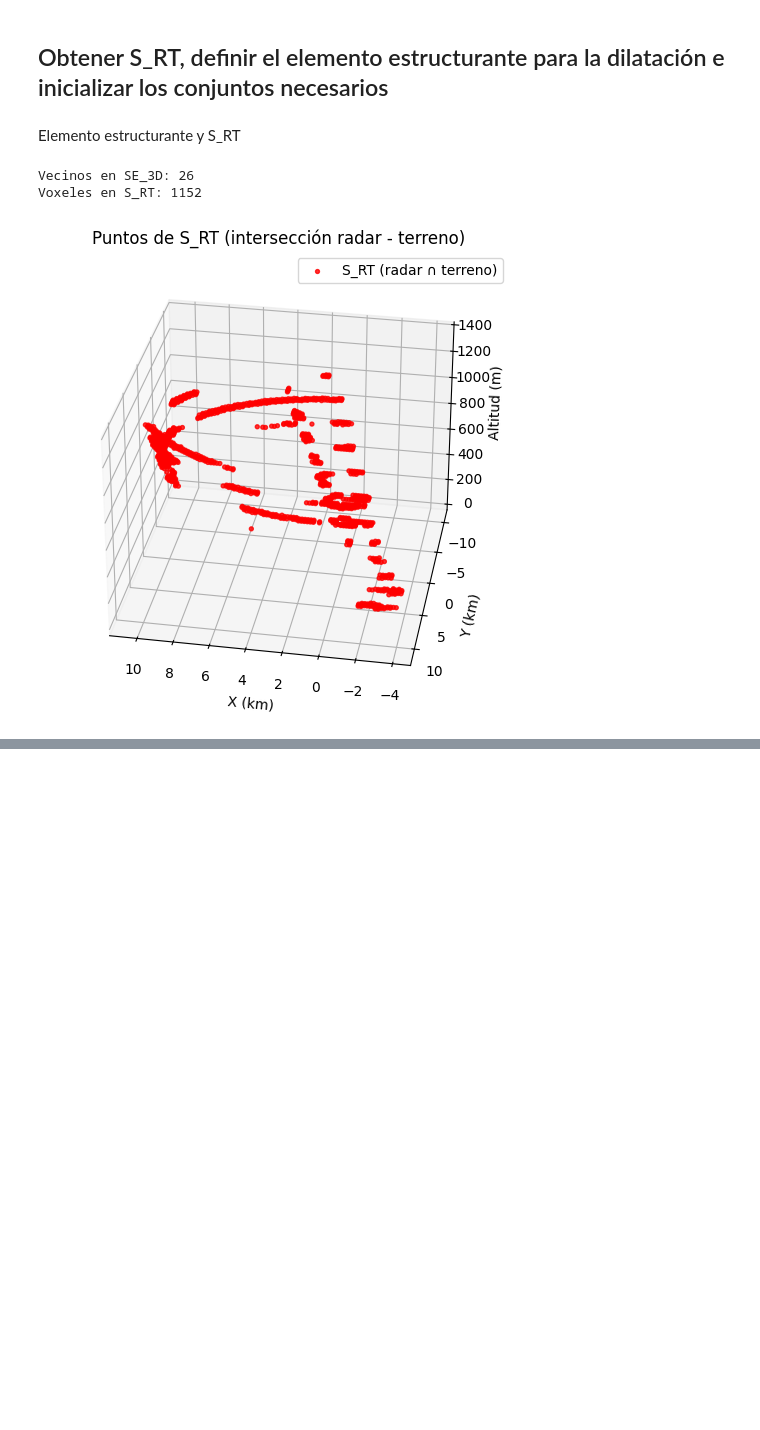
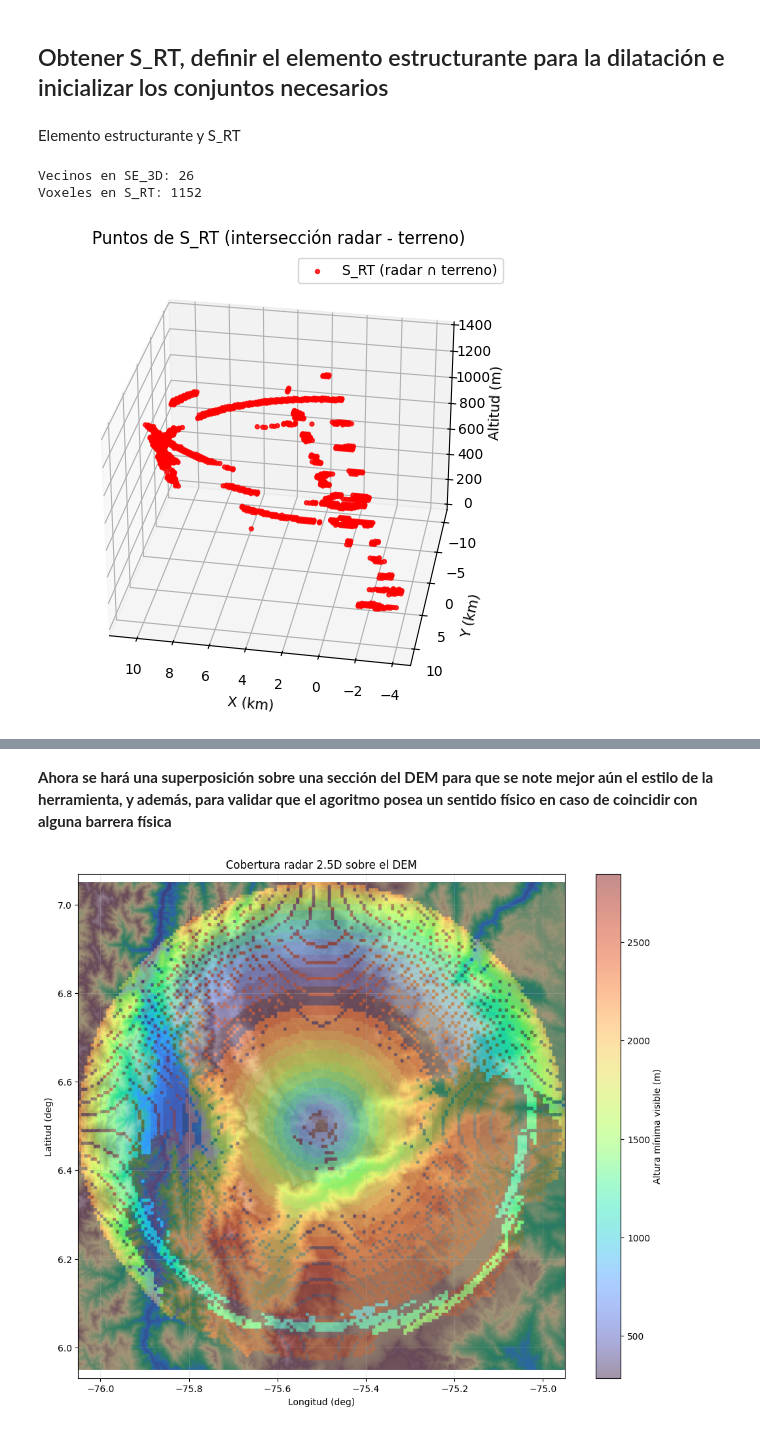
Before and after one commit to prm2419/Radar_coverage_with_DEM, a Jupyter notebook: Pruebas_tensores.ipynb, the cells around one changed output, grey strips where cells are left out. Saved outputs shown, nothing was run; the diff lists cells and outputs as text; code cells hidden in the pictures; blank space fills up the shorter version.

```diff
--- a/Pruebas_tensores.ipynb
+++ b/Pruebas_tensores.ipynb
@@ -569,0 +605,10 @@ n = 200  # Ajustable
+# %%
+# Función F_occlusion
+
+def F_occlusion(P, radar_voxel, grid_flags):
+    """1 si P (Punto en la malla) es visible; 0 si está ocluido."""
+    ray = dda_3d(radar_voxel, P)
+    for (i,j,k) in ray:
+        if grid_flags[i, j, k] == 3:  # terreno
+            return 0
+    return 1
@@ -569,0 +790,57 @@ n = 200  # Ajustable
+# %% [markdown]
+**Ahora se hará una superposición sobre una sección del DEM para que se note mejor aún el estilo de la herramienta, y además, para validar que el agoritmo posea un sentido físico en caso de coincidir con alguna barrera física**
+# %%
+# Remuestrear a la resolución del DEM para comparación visual
+resampled = resize(
+    np.nan_to_num(min_visible_height, nan=np.nanmin(min_visible_height)),
+    dem_plot.shape,
+    order=0,
+    preserve_range=True,
+    anti_aliasing=False
+)
+
+plt.figure(figsize=(12,10))
+
+# Expandir el extent un poco más (en grados)
+pad = 0.05   # Ajustar para más contexto (0.05 aprox 5 km)
+
+extended_extent = [
+    extent[0] - pad,
+    extent[1] + pad,
+    extent[2] - pad,
+    extent[3] + pad
+]
+
+# 2) Mostrar DEM y superficie 2.5D superpuestas
+plt.imshow(
+    dem_plot,
+    extent=extended_extent,
+    cmap='terrain',
+    alpha=0.85,
+    origin='upper'
+)
+
+# Superficie 2.5D
+plt.imshow(
+    resampled,
+    cmap='turbo',
+    alpha=0.45,
+    extent=extended_extent,
+    origin='upper'
+)
+
+# 3) Barra de color y títulos
+cbar = plt.colorbar(label="Altura mínima visible (m)")
+cbar.ax.tick_params(labelsize=10)
+
+# plt.title("Cobertura radar 2.5D sobre DEM")
+plt.title("Cobertura radar 2.5D sobre el DEM")
+plt.xlabel("Longitud (deg)")
+plt.ylabel("Latitud (deg)")
+
+# 4) Mejorar grid visual
+plt.grid(alpha=0.3, linewidth=0.6)
+plt.axis('equal')
+plt.show()
+# %% [output]
+[figure, added]
```
Also changed, not shown: parts of 15 cells of this notebook.
